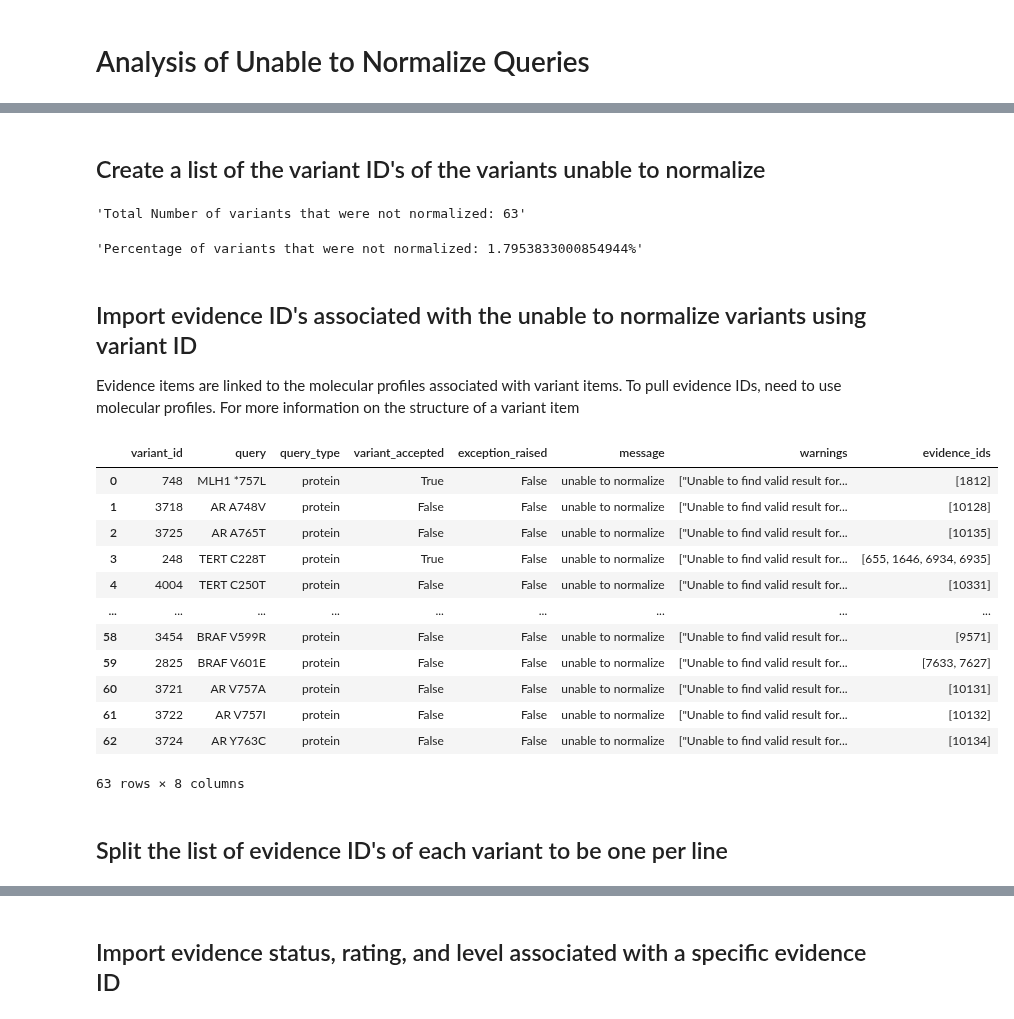
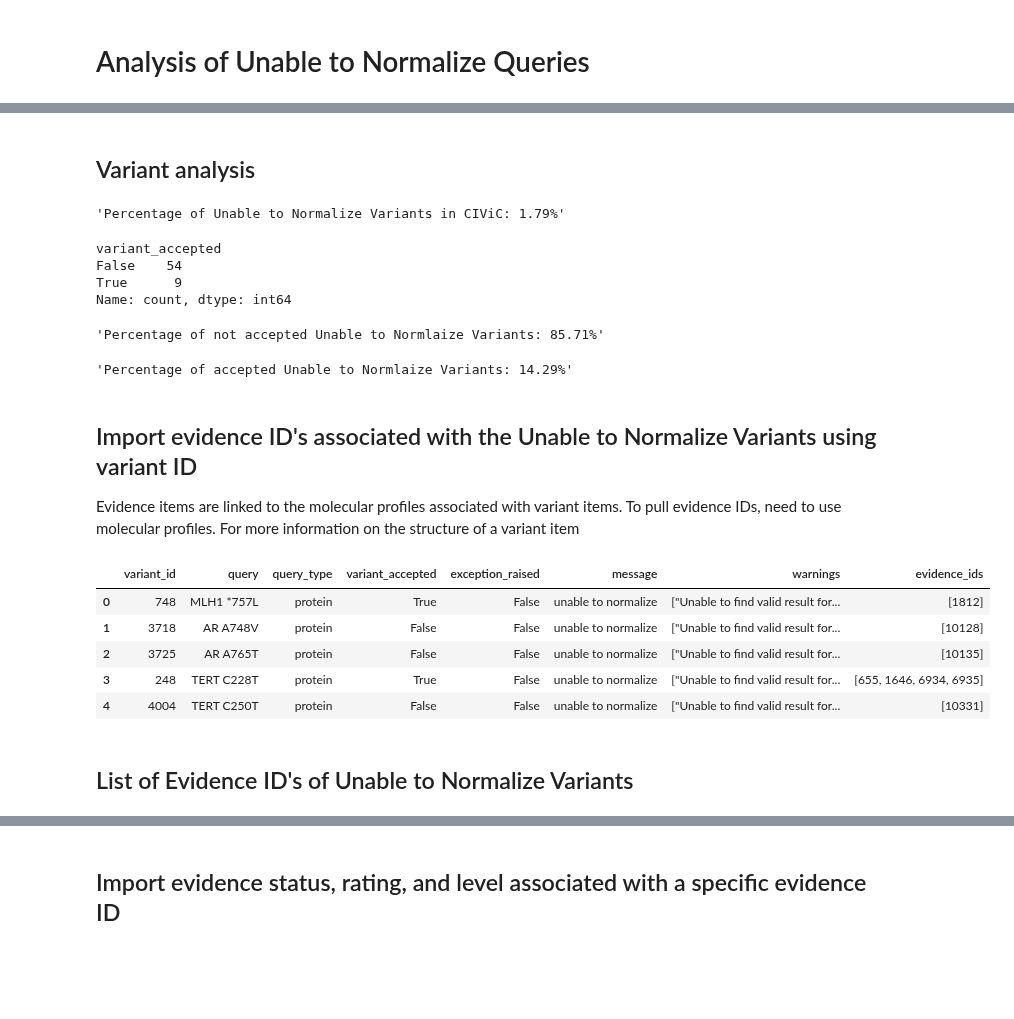
Before and after one commit to cancervariants/variation-normalization, a Jupyter notebook: notebooks/analysis/civic/civic_evidence_analysis.ipynb, the cells around one changed output, grey strips where cells are left out. Drawn from its saved outputs; the diff is of its cells as text; code cells hidden in the pictures; blank space fills up the shorter version.

```diff
--- a/notebooks/analysis/civic/civic_evidence_analysis.ipynb
+++ b/notebooks/analysis/civic/civic_evidence_analysis.ipynb
@@ -196,50 +212,64 @@ not_normalized_quer_df
-# %% [markdown]
-## Create a list of the variant ID's of the variants unable to normalize
 # %%
 not_normalized_variant_id_list = list(not_normalized_quer_df["variant_id"])
-# %%
-total_number_not_normalized_variants = len(not_normalized_variant_id_list)
-f"Total Number of variants that were not normalized: {total_number_not_normalized_variants}"
-# %% [output]
-'Total Number of variants that were not normalized: 63'
-# %%
-percentage_not_normalized_variants = total_number_not_normalized_variants/total_number_variants*100
-f"Percentage of variants that were not normalized: {percentage_not_normalized_variants}%"
-# %% [output]
-'Percentage of variants that were not normalized: 1.7953833000854944%'
+# %% [markdown]
+## Variant analysis
+# %%
+total_number_not_normalized_variants = len(not_normalized_variant_id_list)
+percentage_not_normalized_variants = "{:.2f}".format(total_number_not_normalized_variants/total_number_variants*100)
+f"Percentage of Unable to Normalize Variants in CIViC: {percentage_not_normalized_variants}%"
+# %% [output]
+'Percentage of Unable to Normalize Variants in CIViC: 1.79%'
+# %%
+not_normalized_quer_df.variant_accepted.value_counts()
+# %% [output]
+variant_accepted
+False    54
+True      9
+Name: count, dtype: int64
+# %%
+number_not_accepted_not_normalized_variants = len(not_normalized_quer_df) - not_normalized_quer_df.variant_accepted.sum()
+percentage_not_accepted_not_normalized_variants = "{:.2f}".format(number_not_accepted_not_normalized_variants/total_number_not_normalized_variants*100)
+f"Percentage of not accepted Unable to Normalize Variants: {percentage_not_accepted_not_normalized_variants}%"
+# %% [output]
+'Percentage of not accepted Unable to Normlaize Variants: 85.71%'
+# %%
+number_accepted_not_normalized_variants = not_normalized_quer_df.variant_accepted.sum()
+percentage_accepted_not_normalized_variants = "{:.2f}".format(number_accepted_not_normalized_variants/total_number_not_normalized_variants*100)
+f"Percentage of accepted Unable to Normalize Variants: {percentage_accepted_not_normalized_variants}%"
+# %% [output]
+'Percentage of accepted Unable to Normlaize Variants: 14.29%'
 # %% [markdown]
-## Import evidence ID's associated with the unable to normalize variants using variant ID
+## Import evidence ID's associated with the Unable to Normalize Variants using variant ID
 
 Evidence items are linked to the molecular profiles associated with variant items. To pull evidence IDs, need to use molecular profiles. For more information on the structure of a variant item
 # %%
 not_normalized_variants_evidence_ids = []
+
 for v in not_normalized_variant_id_list:
     not_normalized_variant_evidence_id_list = []
+
     for variant in civic_variant_ids:
         if int(v) == variant.id:
+
             for mp in variant.molecular_profiles:
                 for e in mp.evidence_items:
                     if e.id not in not_normalized_variant_evidence_id_list:
                         not_normalized_variant_evidence_id_list.append(e.id)
+
             not_normalized_variant_evidence_id_list = not_normalized_variant_evidence_id_list or ""
+
     not_normalized_variants_evidence_ids.append(not_normalized_variant_evidence_id_list)
+
 not_normalized_quer_df["evidence_ids"] = not_normalized_variants_evidence_ids
-not_normalized_quer_df
+not_normalized_quer_df.head()
 # %% [output]
 |  | variant_id | query | query_type | variant_accepted | exception_raised | message | warnings | evidence_ids |
 | 0 | 748 | MLH1 *757L | protein | True | False | unable to normalize | ["Unable to find valid result for... | [1812] |
 | 1 | 3718 | AR A748V | protein | False | False | unable to normalize | ["Unable to find valid result for... | [10128] |
 | 2 | 3725 | AR A765T | protein | False | False | unable to normalize | ["Unable to find valid result for... | [10135] |
 | 3 | 248 | TERT C228T | protein | True | False | unable to normalize | ["Unable to find valid result for... | [655, 1646, 6934, 6935] |
 | 4 | 4004 | TERT C250T | protein | False | False | unable to normalize | ["Unable to find valid result for... | [10331] |
-| ... | ... | ... | ... | ... | ... | ... | ... | ... |
-| 58 | 3454 | BRAF V599R | protein | False | False | unable to normalize | ["Unable to find valid result for... | [9571] |
-| 59 | 2825 | BRAF V601E | protein | False | False | unable to normalize | ["Unable to find valid result for... | [7633, 7627] |
-| 60 | 3721 | AR V757A | protein | False | False | unable to normalize | ["Unable to find valid result for... | [10131] |
-| 61 | 3722 | AR V757I | protein | False | False | unable to normalize | ["Unable to find valid result for... | [10132] |
-| 62 | 3724 | AR Y763C | protein | False | False | unable to normalize | ["Unable to find valid result for... | [10134] |
-63 rows × 8 columns
-# %% [markdown]
-## Split the list of evidence ID's of each variant to be one per line
+# %% [markdown]
+## List of Evidence ID's of Unable to Normalize Variants
 # %%
 not_normalized_quer_df = not_normalized_quer_df.explode(column="evidence_ids")
```
Also changed, not shown: parts of 208 cells of this notebook.
